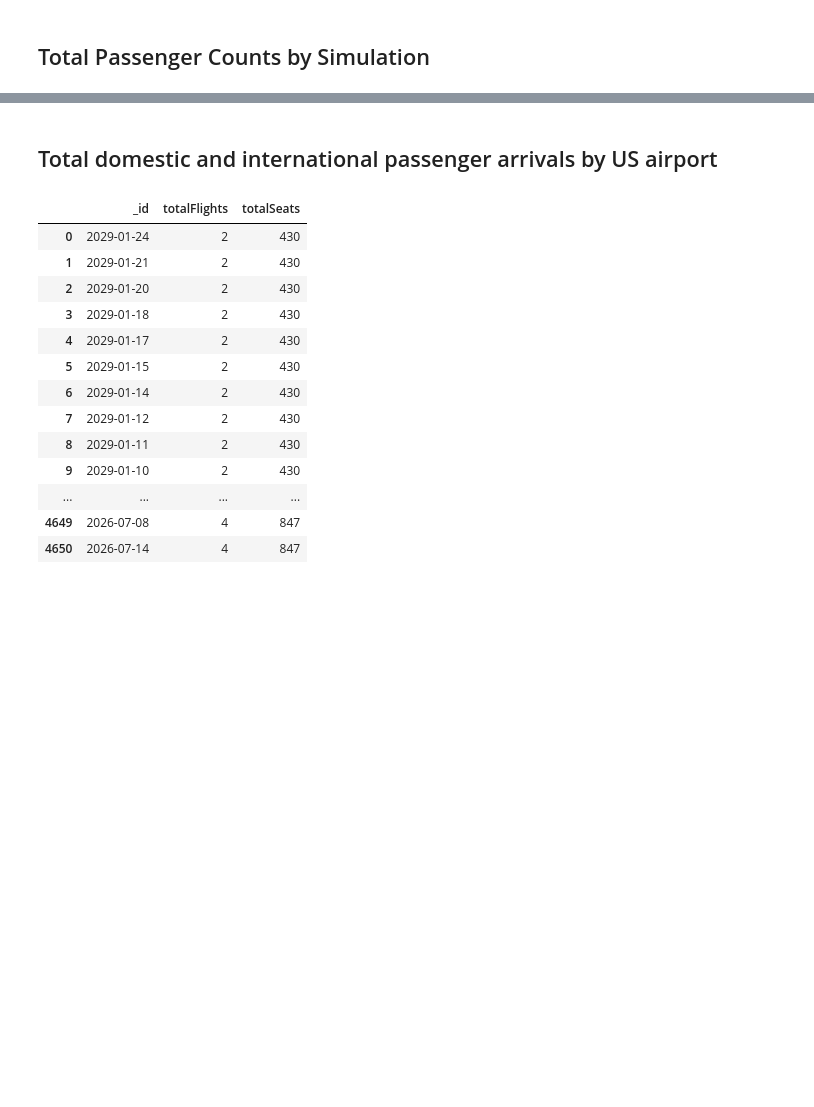
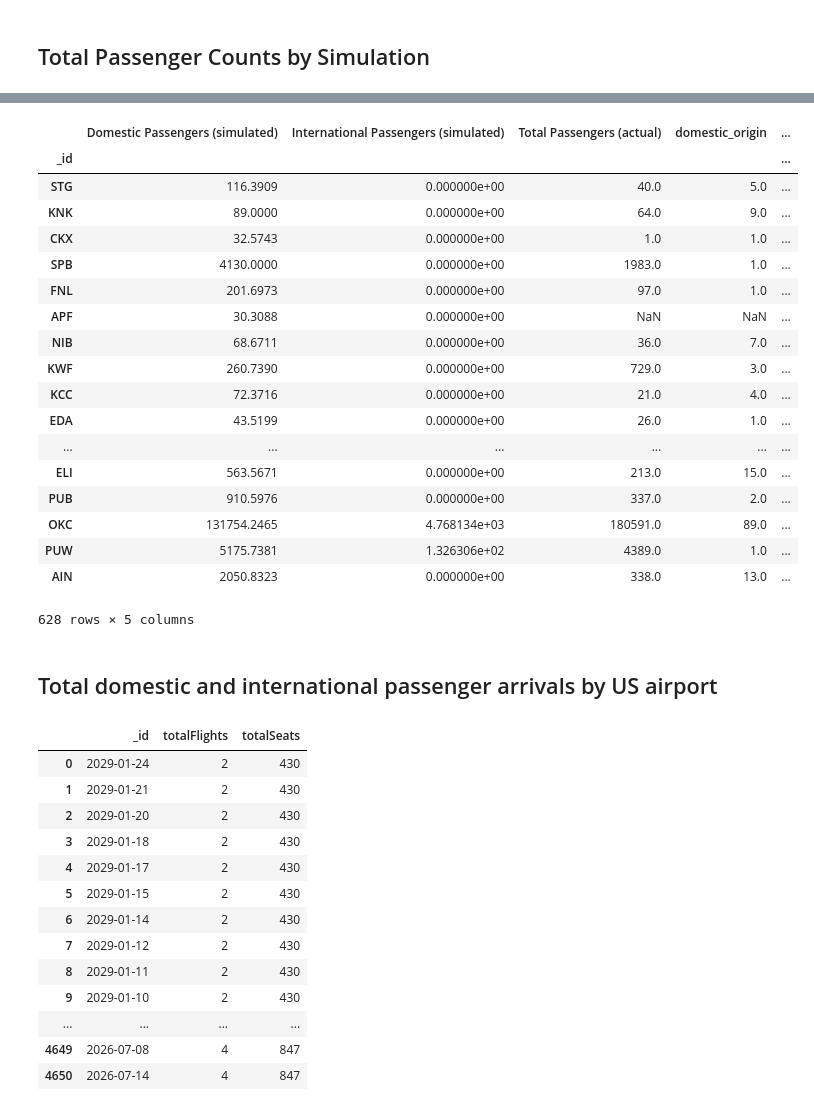
Before and after one commit to ecohealthalliance/flight-data-notebook, a Jupyter notebook: flight-data-validation.ipynb, the cells around one changed output, grey strips where cells are left out. Cells and saved outputs as stored; diff of their text form; code cells hidden in the pictures; blank space fills up the shorter version.

Commit message:
Add BTS data comparison

```diff
--- a/flight-data-validation.ipynb
+++ b/flight-data-validation.ipynb
@@ -23,3 +84,29 @@ df
+# %%
+%%bash
+# Download BTS flight data for comparison
+wget https://transtats.bts.gov/ftproot/TranStatsData/501110901_T_T100_MARKET_ALL_CARRIER.zip
+ls -Al
+unzip 501110901_T_T100_MARKET_ALL_CARRIER.zip
+# %% [output]
+|  | Domestic Passengers (simulated) | International Passengers (simulated) | Total Passengers (actual) | domestic_origin | ... |
+| _id |  |  |  |  | ... |
+| STG | 116.3909 | 0.000000e+00 | 40.0 | 5.0 | ... |
+| KNK | 89.0000 | 0.000000e+00 | 64.0 | 9.0 | ... |
+| CKX | 32.5743 | 0.000000e+00 | 1.0 | 1.0 | ... |
+| SPB | 4130.0000 | 0.000000e+00 | 1983.0 | 1.0 | ... |
+| FNL | 201.6973 | 0.000000e+00 | 97.0 | 1.0 | ... |
+| APF | 30.3088 | 0.000000e+00 | NaN | NaN | ... |
+| NIB | 68.6711 | 0.000000e+00 | 36.0 | 7.0 | ... |
+| KWF | 260.7390 | 0.000000e+00 | 729.0 | 3.0 | ... |
+| KCC | 72.3716 | 0.000000e+00 | 21.0 | 4.0 | ... |
+| EDA | 43.5199 | 0.000000e+00 | 26.0 | 1.0 | ... |
+| ... | ... | ... | ... | ... | ... |
+| ELI | 563.5671 | 0.000000e+00 | 213.0 | 15.0 | ... |
+| PUB | 910.5976 | 0.000000e+00 | 337.0 | 2.0 | ... |
+| OKC | 131754.2465 | 4.768134e+03 | 180591.0 | 89.0 | ... |
+| PUW | 5175.7381 | 1.326306e+02 | 4389.0 | 1.0 | ... |
+| AIN | 2050.8323 | 0.000000e+00 | 338.0 | 13.0 | ... |
+628 rows × 5 columns
 # %% [markdown]
 ## Total domestic and international passenger arrivals by US airport
 # %%
```
Also changed, not shown: parts of 6 cells of this notebook.
